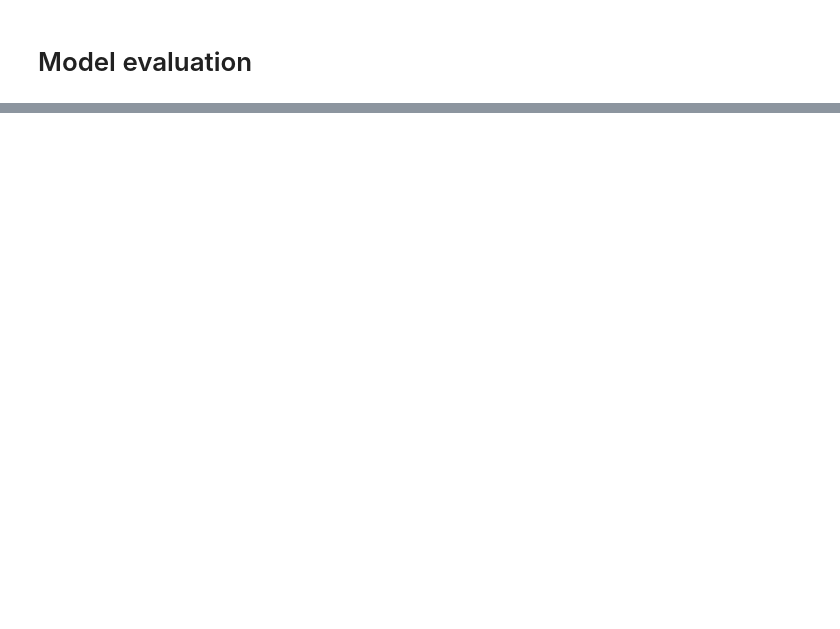
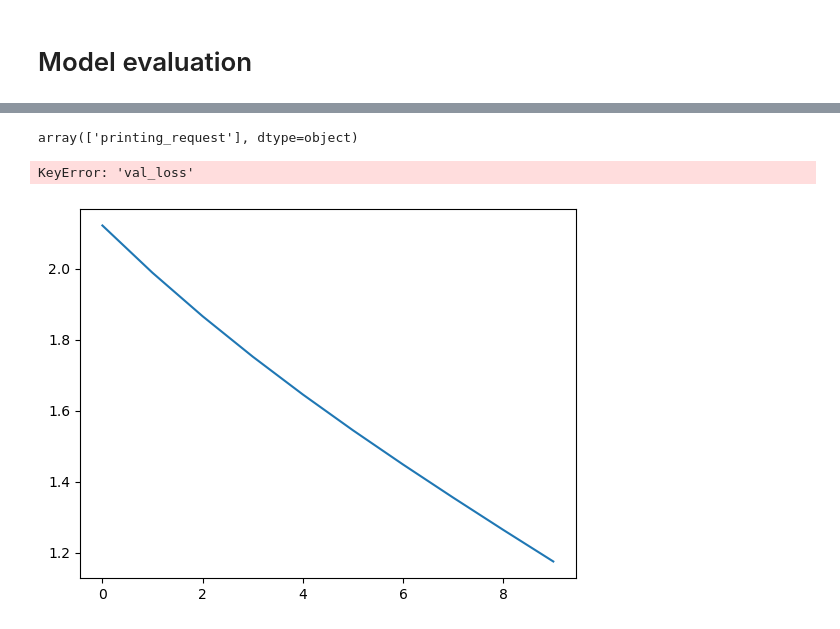
Before and after one commit to chefmtt/chatbot-sdia, a Jupyter notebook: train_bag_simple_phrases.ipynb, the cells around one changed output, grey strips where cells are left out. Saved outputs shown, nothing was run; the diff lists cells and outputs as text; code cells hidden in the pictures; blank space fills up the shorter version.

Commit message:
LSTM implemented TODO : CNN + metrics for everything

```diff
--- a/train_bag_simple_phrases.ipynb
+++ b/train_bag_simple_phrases.ipynb
@@ -250,0 +263,24 @@ skew text classification if name entities are found (either by multiple channels
+# %%
+from keras.models import Sequential
+from keras.layers import LSTM
+from keras.layers import Dense, Input, Masking
+import tensorflow as tf
+from sklearn.preprocessing import LabelEncoder
+
+le = LabelEncoder()
+y_encoded = le.fit_transform(y_train)
+number_classes = len(y_train.unique())
+
+model=Sequential()
+#model.add(Embedding(vocab_size,300,input_length=max_words))
+model.add(Masking(mask_value=0, input_shape=(None, 300)))
+model.add(LSTM(units=128,
+               return_sequences=False,
+               input_shape=(None, 300)
+               ))
+model.add(Dense(number_classes, activation='softmax'))
+
+print(model.summary())
+model.compile(loss='sparse_categorical_crossentropy', optimizer='adam', metrics=['accuracy'])
+
+history = model.fit(tf.convert_to_tensor(padded_inputs), y_encoded, epochs=10)
@@ -250,0 +305,7 @@ skew text classification if name entities are found (either by multiple channels
+# %%
+test = process_text("This is a printing request for a super cool document", mode="embed", preprocessed=False)
+predict = model.predict(np.asarray([test]))
+# le.inverse_transform(predict)
+le.inverse_transform([6])
+# %% [output]
+array(['printing_request'], dtype=object)
@@ -250,0 +315,16 @@ skew text classification if name entities are found (either by multiple channels
+# %%
+# Helper function
+
+import matplotlib.pyplot as plt
+
+def plot_graphs(history, metric):
+  plt.plot(history.history[metric])
+  plt.plot(history.history['val_'+metric], '')
+  plt.xlabel("Epochs")
+  plt.ylabel(metric)
+  plt.legend([metric, 'val_'+metric])
+
+plot_graphs(history, "loss")
+# %% [output]
+KeyError: 'val_loss'
+[figure, added]
```
Also changed, not shown: parts of 12 cells of this notebook.
